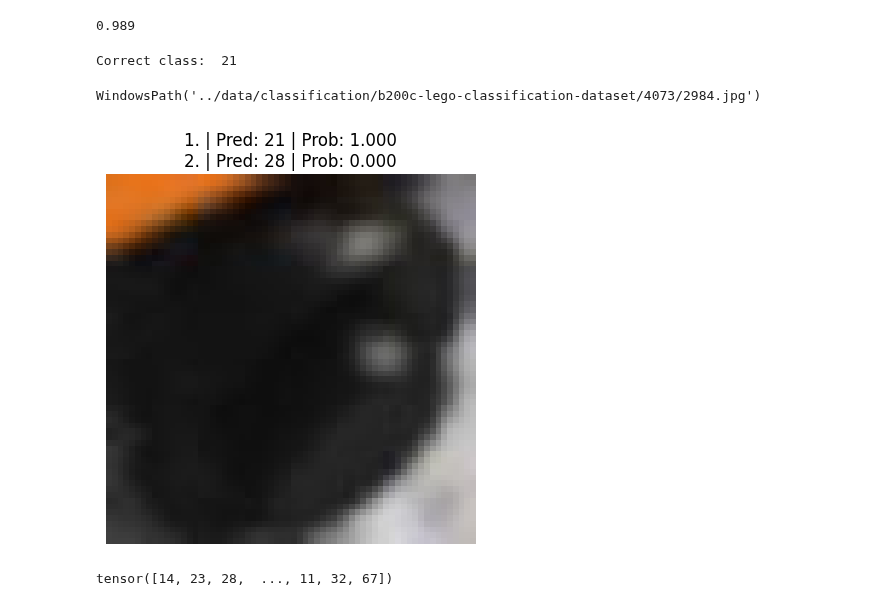
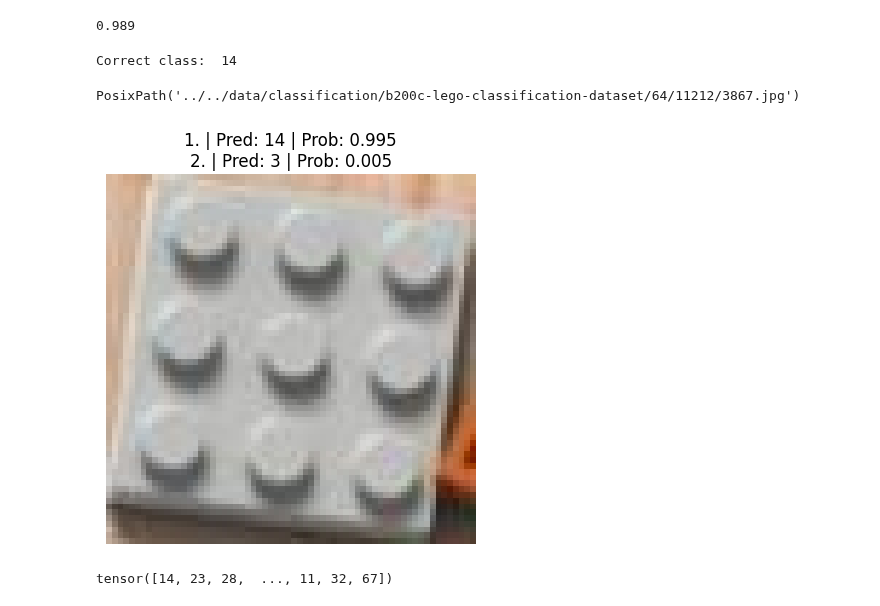
Before and after one commit to Chrispoo3680/lego-sorter, a Jupyter notebook: notebooks/model_predictions.ipynb, the cells around one changed output. Saved outputs shown, nothing was run; the diff lists cells and outputs as text; code cells hidden in the pictures.

Commit message:
Changed default download dataset and changed some variables in model_predictions notebook

```diff
--- a/notebooks/model_predictions.ipynb
+++ b/notebooks/model_predictions.ipynb
@@ -38,7 +38,7 @@ device
 device(type='cpu')
 # %%
 # Set path to data
-data_path = Path("../data/classification/b200c-lego-classification-dataset")
+data_path = Path("../../data/classification/b200c-lego-classification-dataset")
 
 part_class_path: Path = Path("../src/data/parts.csv")
 
@@ -82,17 +82,18 @@ len(class_names)
 27
 # %%
 # Loading torchvision model
-tv_effnet_sorter, image_transform = models.get_tv_efficientnet_b0(num_classes=len(class_names), device=device)
+tv_effnet_sorter, image_transform = models.get_tv_efficientnet_b0(num_classes=37, device=device)
 
-tv_state_dict = torch.load(f="../models/classification/torchvision_models/efficientnet_b0_lego_sorterV7.pt", map_location=device)
+# tv_state_dict = torch.load(f="../models/classification/torchvision_models/efficientnet_b0_lego_sorterV7.pt", map_location=device)
+tv_state_dict = torch.load(f="../checkpoints/efficientnet_b0_lego_sorterV7.pt", map_location=device)
 
-#tv_effnet_sorter.load_state_dict(tv_state_dict)
+tv_effnet_sorter.load_state_dict(tv_state_dict)
 
 
 # Loading timm model
 timm_effnet_sorter, image_transform2 = models.get_timm_model(model_name="efficientnet_b0", num_classes=len(class_names), device=device)
-timm_state_dict = torch.load(f="../models/classification/timm_models/efficientnet_b0_lego_classifierV0.pt", map_location=device)
+#timm_state_dict = torch.load(f="../models/classification/timm_models/efficientnet_b0_lego_classifierV0.pt", map_location=device)
 
 #translated_state_dict = {timm_key: tv_param for timm_key, tv_param in zip(timm_state_dict.keys(), tv_state_dict.values())}
 
-timm_effnet_sorter.load_state_dict(timm_state_dict)
+# timm_effnet_sorter.load_state_dict(timm_state_dict)
@@ -376,18 +375,21 @@ acc
 0.989
 # %%
 random_image_path: Path = random.choice(image_path_list)
-predictions.pred_and_plot_image(model=timm_effnet_sorter,
-                    class_names=class_names,
-                    image_path=random_image_path,
-                    transform=image_transform2)
+try:
+    predictions.pred_and_plot_image(model=tv_effnet_sorter,
+                                    class_names=class_names,
+                                    image_path=random_image_path,
+                                    transform=image_transform)
+except IndexError as e:
+    print(f"Predicted class was not in class names.")
 target_class = tools.get_part_cat(str(random_image_path.parent.name), class_dict)
 print(f"Correct class:  {target_class}")
 
 random_image_path
 # %% [output]
-Correct class:  21
+Correct class:  14
-WindowsPath('../data/classification/b200c-lego-classification-dataset/4073/2984.jpg')
+PosixPath('../../data/classification/b200c-lego-classification-dataset/64/11212/3867.jpg')
-[figure, old version]
+[figure, new version]
 # %%
 # 1. Make predictions with trained model
 y_preds = []
```
Also changed, not shown: parts of 5 cells of this notebook, 1 other file.
